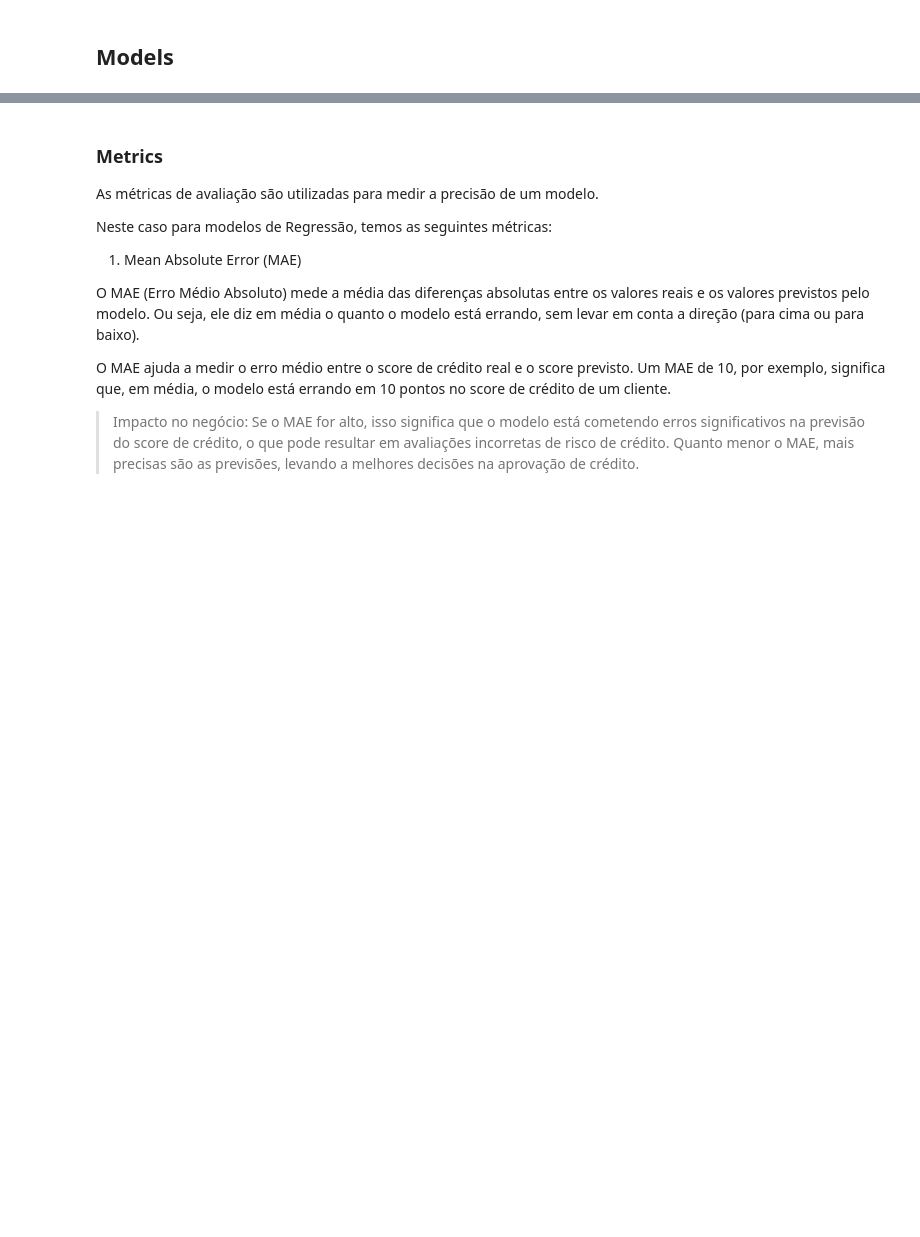
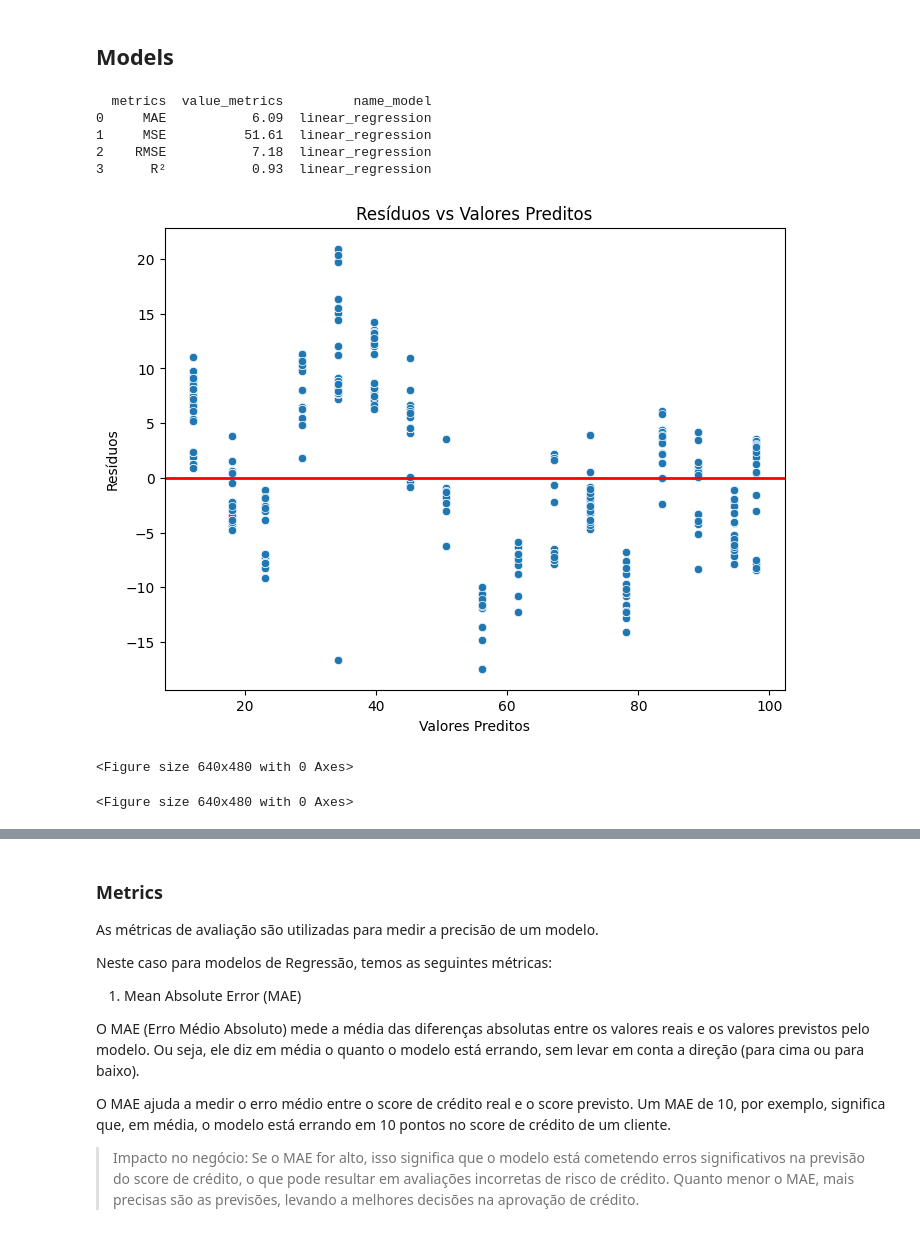
Before and after one commit to AnnaPaulaFigueiredo/credit-score, a Jupyter notebook: machine_learning_models.ipynb, the cells around one changed output, grey strips where cells are left out. Cells and saved outputs as stored; diff of their text form; code cells hidden in the pictures; blank space fills up the shorter version.

Commit message:
create models functions

```diff
--- a/machine_learning_models.ipynb
+++ b/machine_learning_models.ipynb
@@ -388,13 +379,8 @@ cols_to_scaler = ['QT_FILHOS', 'QT_IMOVEIS', 'VL_IMOVEIS', 'ULTIMO_SALARIO','QT_
                   'VLM_IMOVEIS', 'RENDA_TOTAL','OUTRA_RENDA_VALOR', 'VM_VEICULOS', 'IDADE_discretized',
                   'TEMPO_ULTIMO_EMPREGO_MESES_discretized', 'UF', 'ESCOLARIDADE', 'ESTADO_CIVIL']
 
-X_train_scaled, scaler_x = scale_data(X_train, cols_to_scaler, method='minmax')
+X_train_scaled, scaler_x = scale_data(X_train, cols_to_scaler, method='standard')
 
 X_test_scaled = apply_scaling(X_test, cols_to_scaler, scaler_x)
 # %% [markdown]
 ## Models
-# %%
-model = LinearRegression(fit_intercept=True)
-model = model.fit(X_train_scaled, y_train)
-
-y_pred = model.predict(X_test_scaled)
@@ -409,0 +529,19 @@ importances = result.importances_mean
+# %%
+# não esquecer de tratar os -1 de erro depois :)
+model_linear = create_linear_regression_sklearn(X_train_scaled, y_train)
+y_pred_linear = predict_models(X_test_scaled, model_linear)
+
+metrics_df_linear = regression_metrics('linear_regression', y_test, y_pred_linear)
+print(metrics_df_linear)
+# %% [output]
+  metrics  value_metrics         name_model
+0     MAE           6.09  linear_regression
+1     MSE          51.61  linear_regression
+2    RMSE           7.18  linear_regression
+3      R²           0.93  linear_regression
+# %%
+plot_residuals_vs_predictions(y_pred_linear, y_test)
+# %% [output]
+[figure, added]
+<Figure size 640x480 with 0 Axes>
+<Figure size 640x480 with 0 Axes>
```
Also changed, not shown: parts of 6 cells of this notebook.
